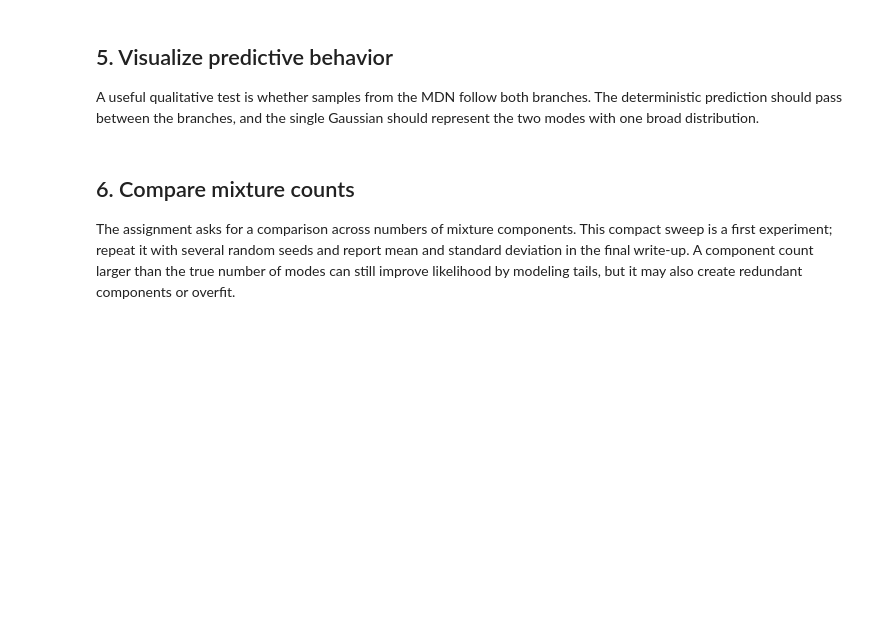
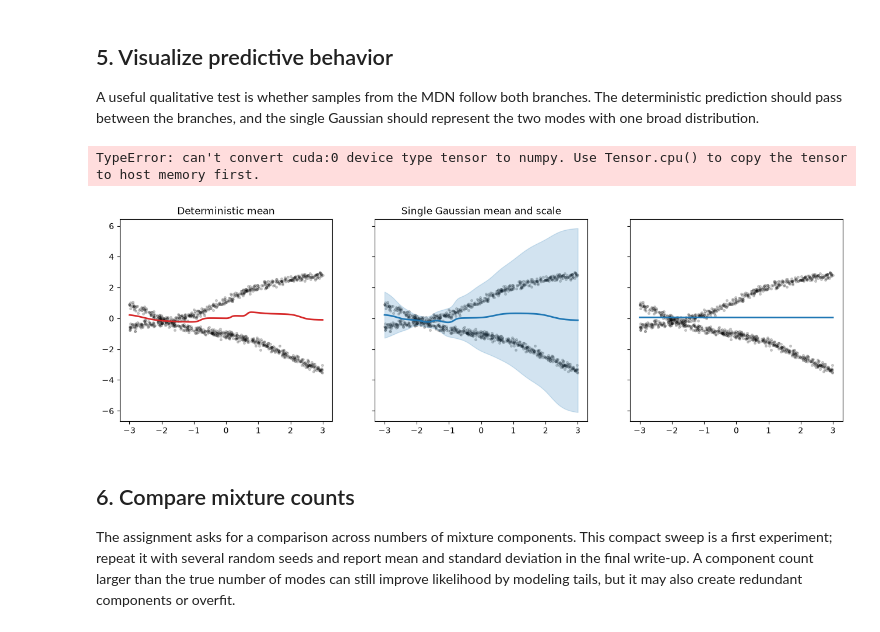
Before and after one commit to jvtricking/CS6956-MDN, a Jupyter notebook: mdn_2d_starter.ipynb, the cells around one changed output. Drawn from its saved outputs; the diff is of its cells as text; code cells hidden in the pictures; blank space fills up the shorter version.

```diff
--- a/mdn_2d_starter.ipynb
+++ b/mdn_2d_starter.ipynb
@@ -217,36 +225,39 @@ with torch.no_grad():
     gaussian_mean, gaussian_scale = gaussian_mean.cpu(), gaussian_scale.cpu()
     mdn_logits, mdn_means, mdn_scales = mdn2(x_grid)
     mdn_weights = torch.softmax(mdn_logits, -1).cpu()
     mdn_means, mdn_scales = mdn_means.cpu(), mdn_scales.cpu()
 
 fig, axes = plt.subplots(1, 3, figsize=(16, 4.5), sharex=True, sharey=True)
 for axis in axes:
     axis.scatter(x_test[:, 0], y_test[:, 0], s=7, alpha=0.18, color='black')
 axes[0].plot(x_grid.cpu(), deterministic_mean, color='tab:red', linewidth=2)
 axes[0].set_title('Deterministic mean')
 axes[1].plot(x_grid.cpu(), gaussian_mean, color='tab:blue', linewidth=2)
 axes[1].fill_between(
     x_grid[:, 0].cpu(),
     (gaussian_mean - 2 * gaussian_scale)[:, 0],
     (gaussian_mean + 2 * gaussian_scale)[:, 0],
     color='tab:blue', alpha=0.2, label='approximately 95%'
 )
 axes[1].set_title('Single Gaussian mean and scale')
 for component in range(2):
     axes[2].plot(x_grid.cpu(), mdn_means[:, component], linewidth=2, label=f'component {component + 1}')
     axes[2].fill_between(
-        x_grid[:, 0],
-        mdn_means[:, component] - 2 * mdn_scales[:, component],
-        mdn_means[:, component] + 2 * mdn_scales[:, component],
+        x_grid[:, 0].cpu(), # Convert to 1D for fill_between
+        (mdn_means[:, component] - 2 * mdn_scales[:, component]).cpu(),
+        (mdn_means[:, component] + 2 * mdn_scales[:, component]).cpu(),
         alpha=0.15
     )
 axes[2].set_title('MDN-2 component means and scales')
 axes[2].legend()
 for axis in axes:
     axis.set_xlabel('x')
 axes[0].set_ylabel('y')
 plt.tight_layout()
 plt.show()
+# %% [output]
+TypeError: can't convert cuda:0 device type tensor to numpy. Use Tensor.cpu() to copy the tensor to host memory first.
+[figure, added]
 # %%
 sample_count = 1600
 x_sample = torch.linspace(-3, 3, 80).reshape(-1, 1).to(DEVICE)
```
Also changed, not shown: parts of 3 cells of this notebook.
